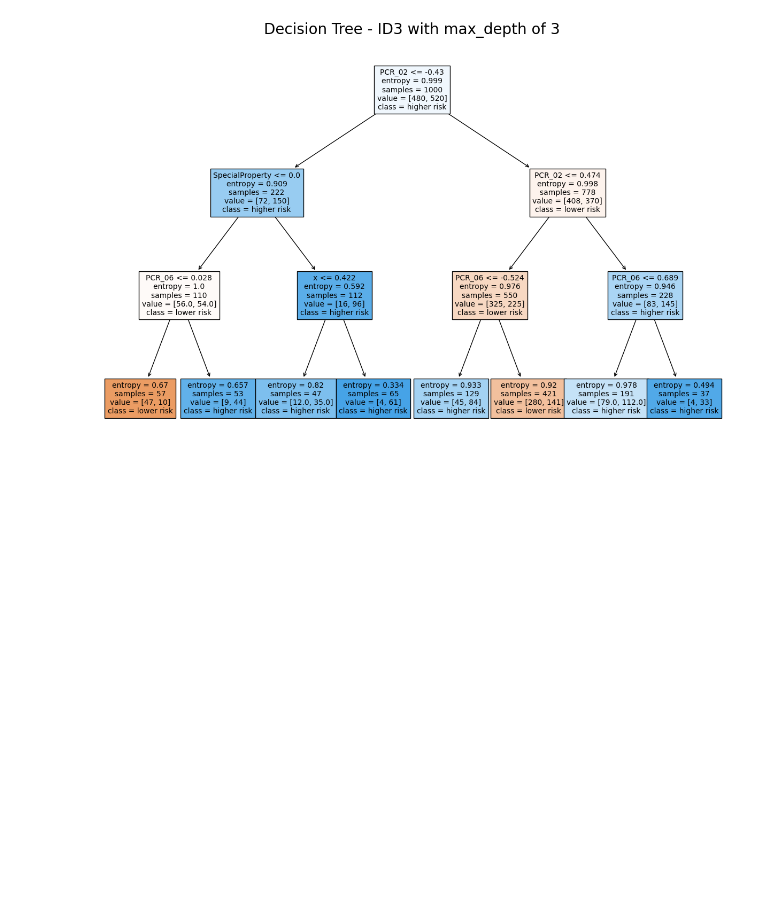
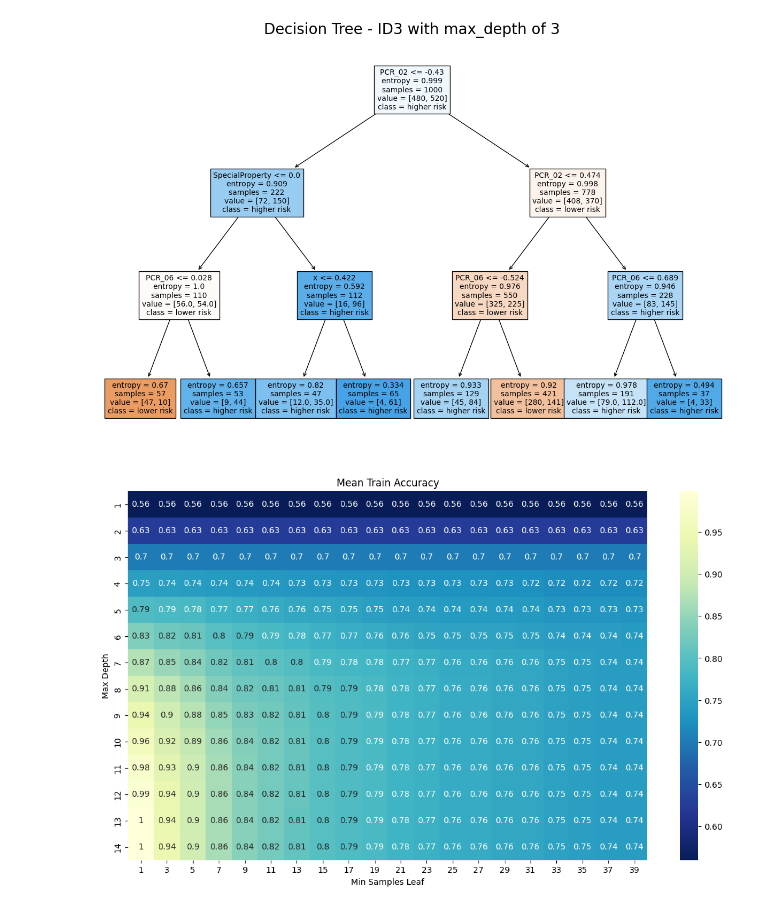
Before and after one commit to mayagel/mlhw2wet, a Jupyter notebook: Copy_of_Untitled1.ipynb, the cells around one changed output. Saved outputs shown, nothing was run; the diff lists cells and outputs as text; code cells hidden in the pictures; blank space fills up the shorter version.

```diff
--- a/Copy_of_Untitled1.ipynb
+++ b/Copy_of_Untitled1.ipynb
@@ -324,3 +324,23 @@ plt.title('Decision Tree - ID3 with max_depth of 3', fontsize=20)
 # %% [output]
 Text(0.5, 1.0, 'Decision Tree - ID3 with max_depth of 3')
 [figure]
+# %%
+from sklearn.model_selection import GridSearchCV
+
+grid = GridSearchCV(DecisionTreeClassifier(),
+                    param_grid={
+    'min_samples_leaf': list(range(1, 50, 3)),
+    'max_depth': list(range(1, 15))
+}, cv=5, return_train_score=True)
+grid.fit(X_train, y_train['risk'])
+
+scores = pd.DataFrame(grid.cv_results_).pivot(index='param_max_depth', columns='param_min_samples_leaf', values='mean_train_score')
+
+plt.figure(figsize=(14, 8))
+sns.heatmap(scores, annot=True, cmap='YlGnBu_r')
+plt.xlabel('Min Samples Leaf')
+plt.ylabel('Max Depth')
+plt.title('Mean Train Accuracy')
+plt.show()
+# %% [output]
+[figure, added]
```
Also changed, not shown: parts of 1 cell of this notebook, 1 other file.
